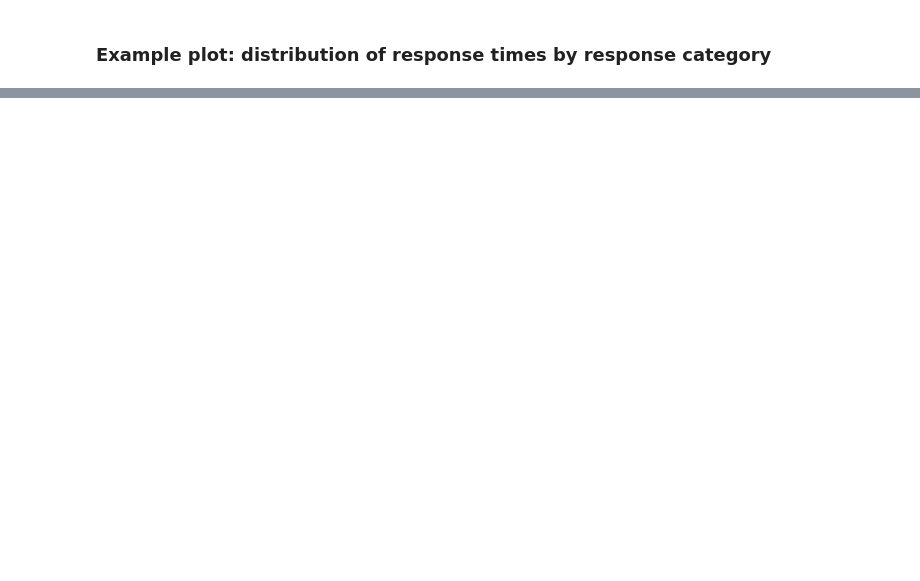
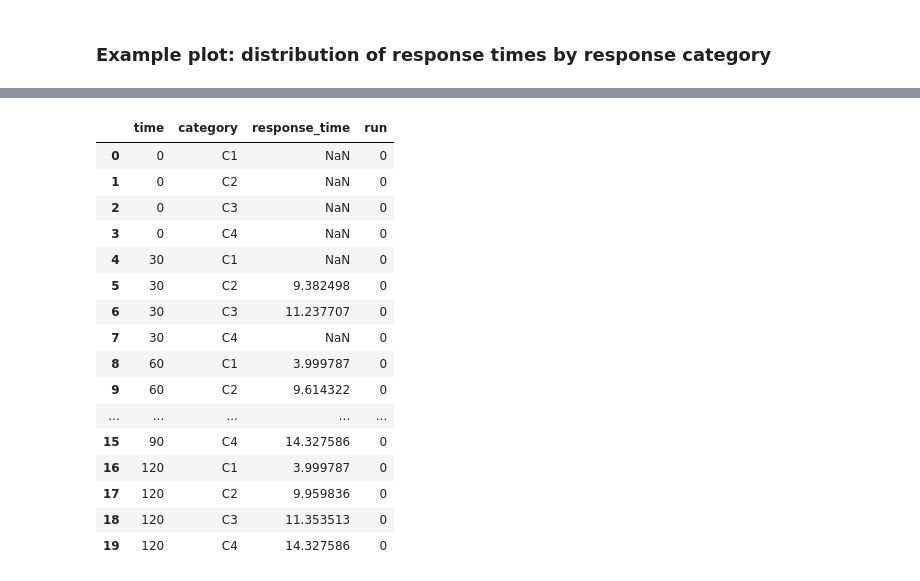
Before and after one commit to ambmodels/ambdes, a Jupyter notebook: notebooks/aggregate_model.ipynb, the cells around one changed output, grey strips where cells are left out. Saved outputs shown, nothing was run; the diff lists cells and outputs as text; code cells hidden in the pictures; blank space fills up the shorter version.

Commit message:
feat(notebooks): merge nhpp and warm_up into aggregate_model.ipynb

```diff
--- a/notebooks/aggregate_model.ipynb
+++ b/notebooks/aggregate_model.ipynb
@@ -139,0 +265,24 @@ fig.show()
+# %%
+# Run audit
+audit = run_warm_up_audit(config=config, interval=30, n_reps=5)
+
+# Preview the dataframe produced
+audit.head(20)
+# %% [output]
+|  | time | category | response_time | run |
+| 0 | 0 | C1 | NaN | 0 |
+| 1 | 0 | C2 | NaN | 0 |
+| 2 | 0 | C3 | NaN | 0 |
+| 3 | 0 | C4 | NaN | 0 |
+| 4 | 30 | C1 | NaN | 0 |
+| 5 | 30 | C2 | 9.382498 | 0 |
+| 6 | 30 | C3 | 11.237707 | 0 |
+| 7 | 30 | C4 | NaN | 0 |
+| 8 | 60 | C1 | 3.999787 | 0 |
+| 9 | 60 | C2 | 9.614322 | 0 |
+| ... | ... | ... | ... | ... |
+| 15 | 90 | C4 | 14.327586 | 0 |
+| 16 | 120 | C1 | 3.999787 | 0 |
+| 17 | 120 | C2 | 9.959836 | 0 |
+| 18 | 120 | C3 | 11.353513 | 0 |
+| 19 | 120 | C4 | 14.327586 | 0 |
```
Also changed, not shown: parts of 16 cells of this notebook, 2 other files.
